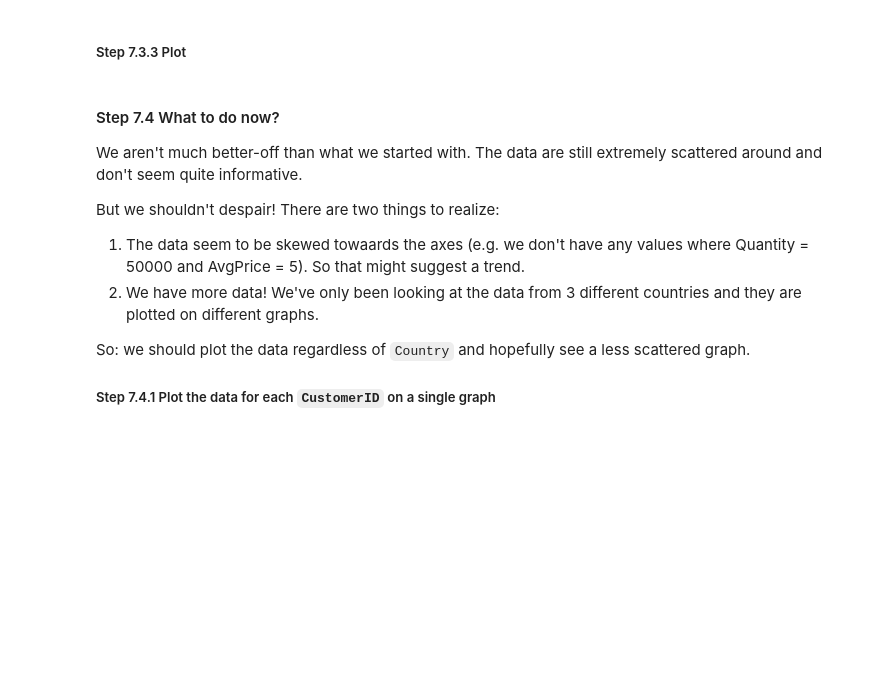
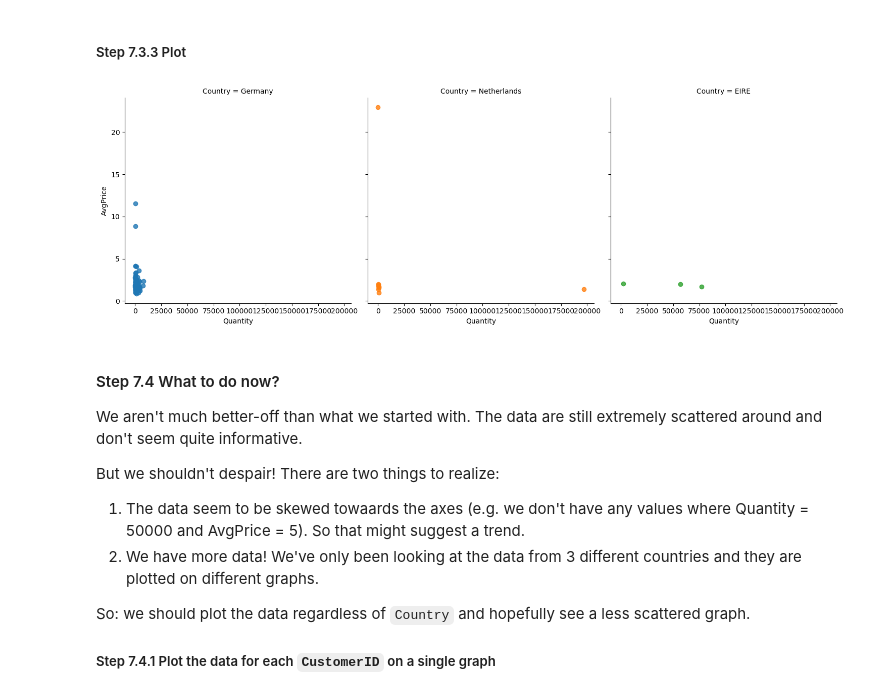
Before and after one commit to HiepDoTrong/computing_for_AI, a Jupyter notebook: Day_5_all_github_exercises/07_Visualization/Online_Retail/Exercises.ipynb, the cells around one changed output. Cells and saved outputs as stored; diff of their text form; code cells hidden in the pictures; blank space fills up the shorter version.

```diff
--- a/Day_5_all_github_exercises/07_Visualization/Online_Retail/Exercises.ipynb
+++ b/Day_5_all_github_exercises/07_Visualization/Online_Retail/Exercises.ipynb
@@ -120,3 +146,7 @@ Total sales volume (i.e. total quantity sold) or total sales (i.e. revenue).
 This exercise goes for sales volume, so let's stick to that.
 
 ##### Step 7.2.1 Find out the top 3 countries in terms of sales volume.
+# %%
+sales_volume = online_rt.groupby('Country').Quantity.sum().sort_values(ascending=False)
+top3 = sales_volume.index[1:4]
+top3
@@ -136,3 +168,6 @@ We need to unpack that.
 #### Step 7.3 Modify, select and plot data
 ##### Step 7.3.1 Add a column to online_rt called `Revenue` calculate the revenue (Quantity * UnitPrice) from each sale.
 We will use this later to figure out an average price per customer.
+# %%
+online_rt['Revenue'] = online_rt.Quantity * online_rt.UnitPrice
+online_rt.head()
@@ -141,5 +197,19 @@ We will use this later to figure out an average price per customer.
 # %% [markdown]
 ##### Step 7.3.3 Plot
+# %%
+import seaborn as sns
+
+grouped = online_rt[online_rt.Country.isin(top3)].groupby(['CustomerID', 'Country'])
+plottable = grouped[['Quantity', 'Revenue']].agg('sum')
+plottable['AvgPrice'] = plottable.Revenue / plottable.Quantity
+plottable = plottable.reset_index()
+
+sns.lmplot(x="Quantity", y="AvgPrice", hue="Country", col="Country", data=plottable,
+           fit_reg=False, markers="o", height=5, aspect=1)
+
+plt.show()
+# %% [output]
+[figure, added]
 # %% [markdown]
 #### Step 7.4 What to do now?
 We aren't much better-off than what we started with. The data are still extremely scattered around and don't seem quite informative.
```
Also changed, not shown: parts of 12 cells of this notebook, 4 other files.
